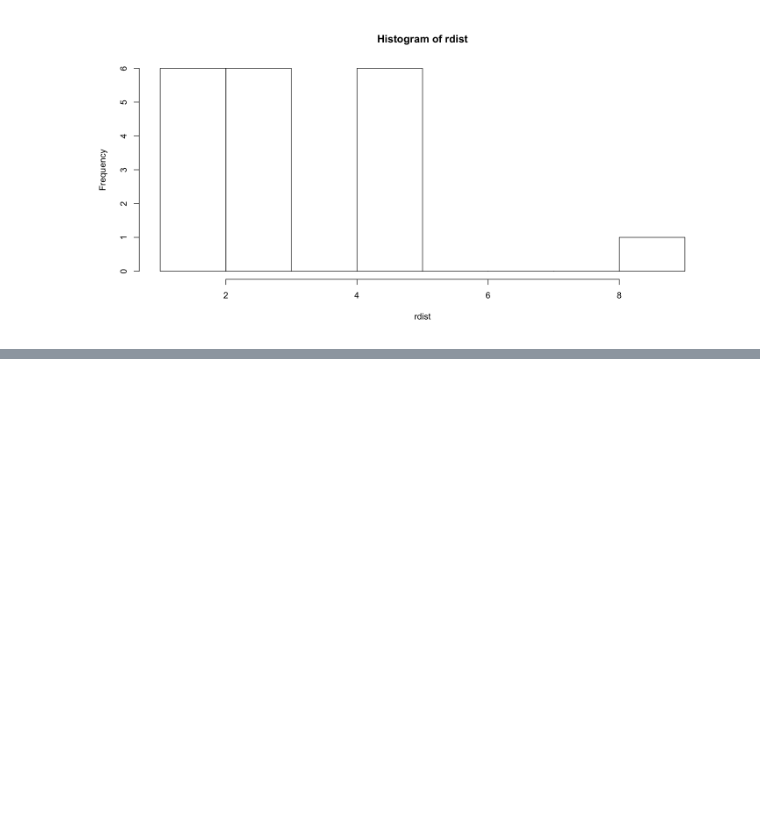
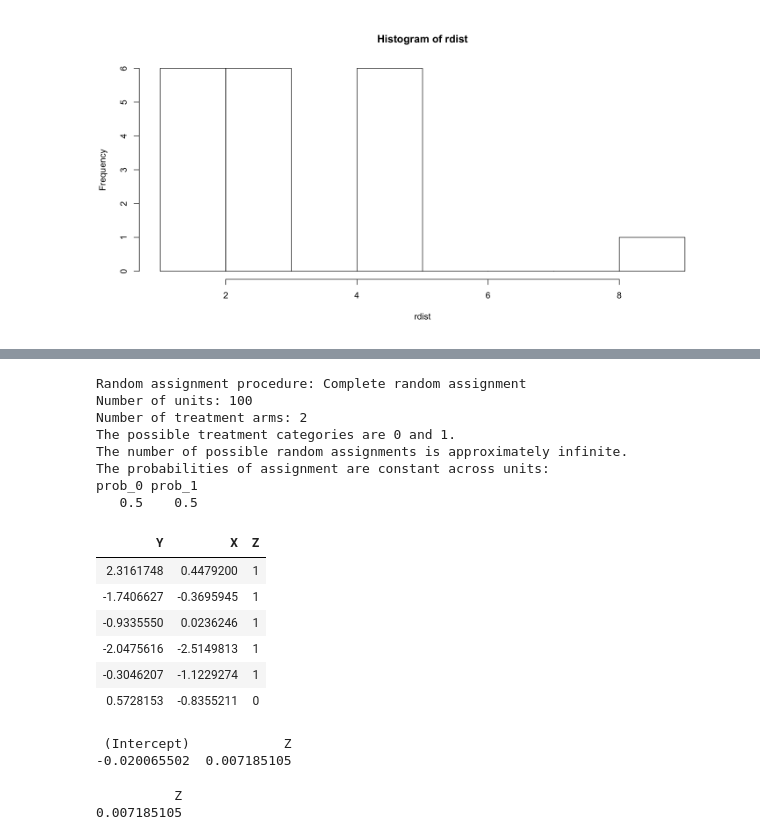
Before and after one commit to Yimdh/progress, a Jupyter notebook: stat/causalInference/[paper]usingCausalInference_Uber/02_Difference-in-difference.ipynb, the cells around one changed output, grey strips where cells are left out. Drawn from its saved outputs; the diff is of its cells as text; code cells hidden in the pictures; blank space fills up the shorter version.

```diff
--- a/stat/causalInference/[paper]usingCausalInference_Uber/02_Difference-in-difference.ipynb
+++ b/stat/causalInference/[paper]usingCausalInference_Uber/02_Difference-in-difference.ipynb
@@ -73,0 +113,32 @@ mean(rdist>=T_stat,na.rm=TRUE)
+# %%
+N <- 100
+declaration <- randomizr::declare_ra(N = N, m = 50)
+declaration
+Z <- randomizr::conduct_ra(declaration)
+X <- rnorm(N)
+Y <- .9 * X + .2 * Z + 1 * X * Z + rnorm(N)
+dat <- data.frame(Y, X, Z)
+head(dat)
+ate_obs <- coef(lm(Y ~ Z, data = dat))[2]
+coef(lm(Y ~ Z, data = dat))
+ate_obs
+# %% [output]
+Random assignment procedure: Complete random assignment
+Number of units: 100
+Number of treatment arms: 2
+The possible treatment categories are 0 and 1.
+The number of possible random assignments is approximately infinite.
+The probabilities of assignment are constant across units:
+prob_0 prob_1
+   0.5    0.5
+| Y | X | Z |
+| 2.3161748 | 0.4479200 | 1 |
+| -1.7406627 | -0.3695945 | 1 |
+| -0.9335550 | 0.0236246 | 1 |
+| -2.0475616 | -2.5149813 | 1 |
+| -0.3046207 | -1.1229274 | 1 |
+| 0.5728153 | -0.8355211 | 0 |
+ (Intercept)            Z
+-0.020065502  0.007185105
+          Z
+0.007185105
```
Also changed, not shown: parts of 5 cells of this notebook.
